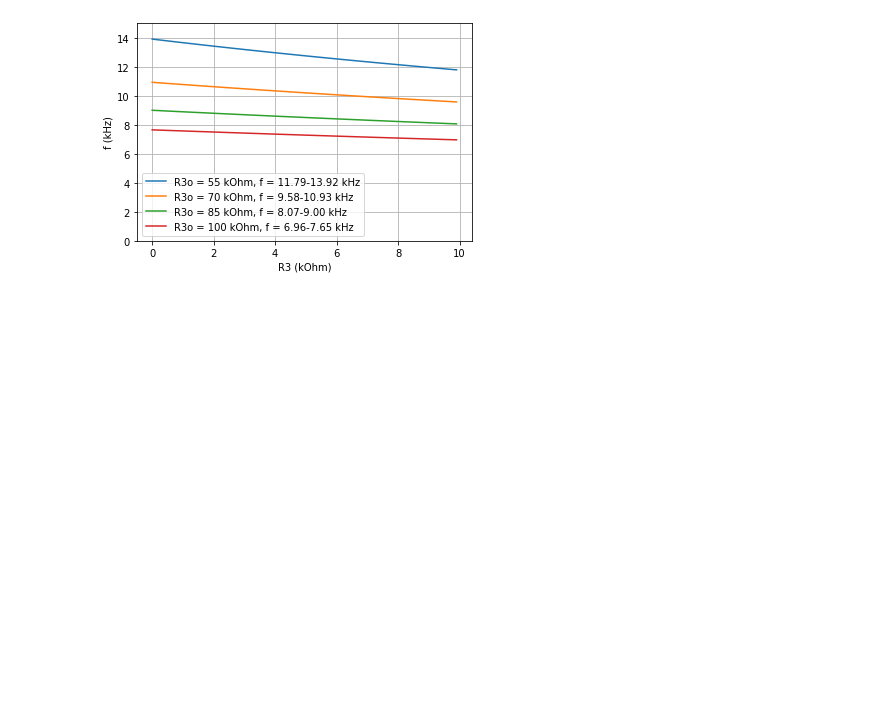
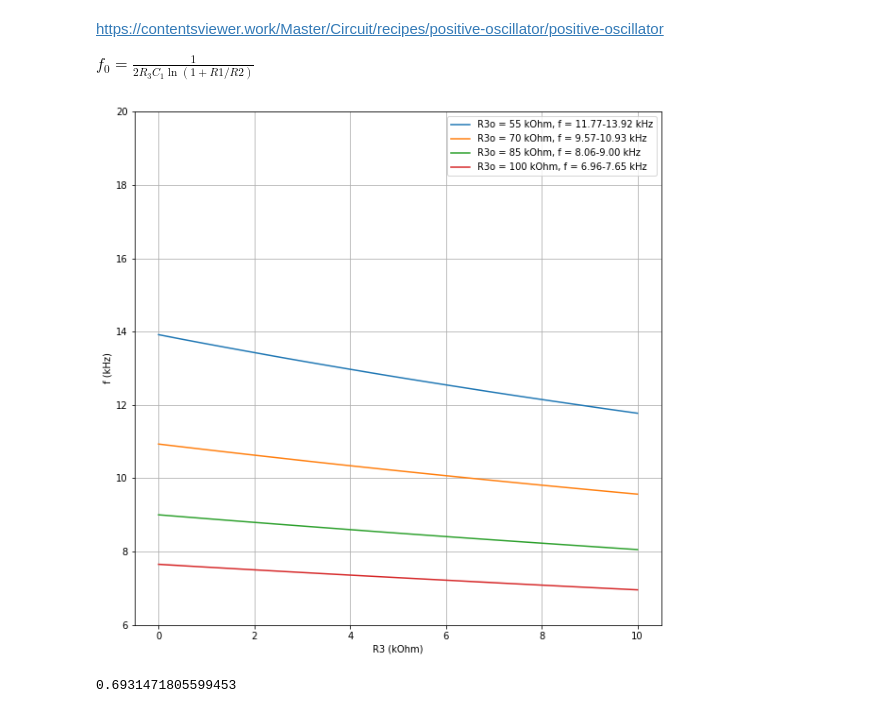
Before and after one commit to naoya1110/LTSpice_samples, a Jupyter notebook: CR_OpAmp_Oscillator.ipynb, the cells around one changed output. Cells and saved outputs as stored; diff of their text form; code cells hidden in the pictures; blank space fills up the shorter version.

```diff
--- a/CR_OpAmp_Oscillator.ipynb
+++ b/CR_OpAmp_Oscillator.ipynb
@@ -8,24 +8,34 @@ import matplotlib.pyplot as plt
 11.5-12.5
 13-14
 15.5-16.5
+# %% [markdown]
+https://contentsviewer.work/Master/Circuit/recipes/positive-oscillator/positive-oscillator
+
+$f_0 = \frac{1}{2R_3C_1\ln(1+R1/R2)}$
 # %%
 R1 = 10E+3
 R2 = 10E+3
 R3o = 20E+3
-R3v = np.arange(0, 10E+3, 100) # 可変抵抗の範囲
+R3v = np.arange(0, 10.1E+3, 100) # 可変抵抗の範囲
 C1 = 300E-12
+
+plt.figure(figsize=(10,10))
 
 for R3o in [55E+3, 70E+3, 85E+3, 100E+3]:
     f = 1/(2*np.pi*(R3o+R3v)*C1*np.log(1+R1/R2))
 
     plt.plot((R3v)/1000, f/1000, label=f'R3o = {(R3o/1000):.0f} kOhm, f = {f.min()/1000:.2f}-{f.max()/1000:.2f} kHz')
 
 plt.legend()
 
 
 plt.xlabel('R3 (kOhm)')
 plt.ylabel('f (kHz)')
-plt.ylim(0, 15)
+plt.ylim(6, 20)
 plt.grid()
 # %% [output]
-[figure, old version]
+[figure, new version]
+# %%
+np.log(2)
+# %% [output]
+0.6931471805599453
```
